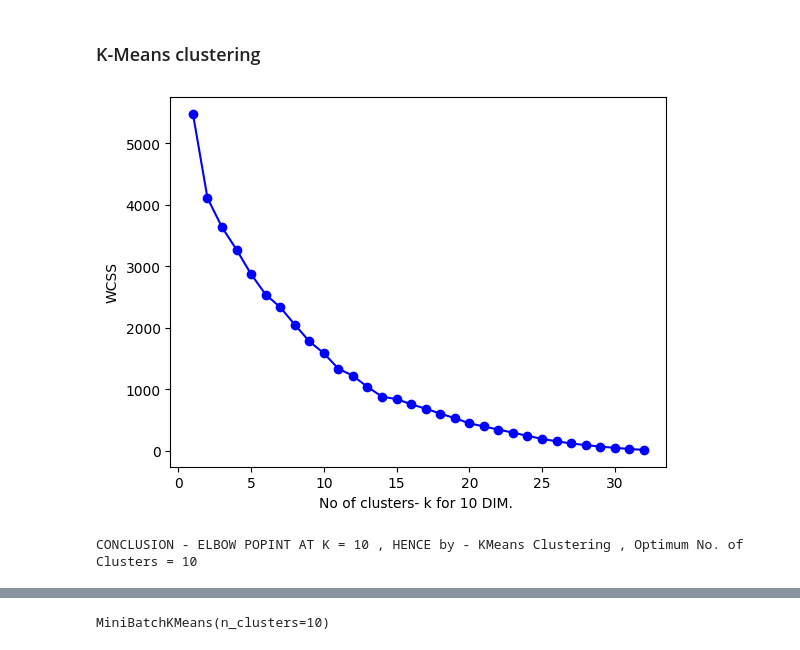
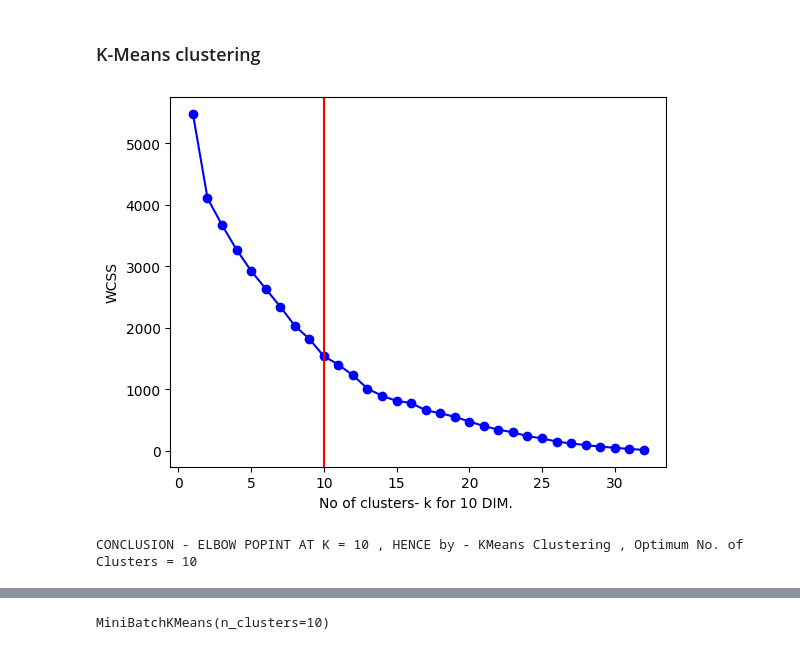
Before and after one commit to riziuzi/ASD_Unsupervised_Subgroup_Discovery, a Jupyter notebook: Ensemble.ipynb, the cells around one changed output, grey strips where cells are left out. Saved outputs shown, nothing was run; the diff lists cells and outputs as text; code cells hidden in the pictures.

```diff
--- a/Ensemble.ipynb
+++ b/Ensemble.ipynb
@@ -185,31 +196,32 @@ x2.shape
 # %%
 '''to find appropriate no of clusters in the dataset X (of 10 dim) '''
 
 # use model's WCSS - WITHIN CLUSTER SUM OF SQUARES .
 
 from sklearn.cluster import KMeans
 wcss =[]
 
 # Since , max 33 patients individual cluster
 
 for k in range(1 ,33) :
     kmeans = KMeans(n_clusters = k , init = "k-means++") # Kmeans++ uses smarter initialization - sends the centroids as far from each other as possible.
     kmeans.fit(X)
     wcss.append(kmeans.inertia_)
 
 #plot the wcss v/s no of clusters graph
 plt.plot(np.arange(1 , 33) , wcss , marker='o' , linestyle ='-' , color ='b')
+plt.axvline(x = 10 , color  = "r")
 plt.xlabel("No of clusters- k for 10 DIM. ")
 plt.ylabel("WCSS")
 plt.show()
 # wcss =sum of squared distance of daat ponts from its clustr's mean , and sum this over all clusters.
 # lesser the wcss , bettter the cluster
 
 # elbow joint shows where model inertia / wcss start to decrement at slower rate
 
 print("CONCLUSION - ELBOW POPINT AT K = 10 , HENCE by - KMeans Clustering , Optimum No. of Clusters = 10")
 # %% [output]
-[figure, old version]
+[figure, new version]
 CONCLUSION - ELBOW POPINT AT K = 10 , HENCE by - KMeans Clustering , Optimum No. of Clusters = 10
 # %%
 # K - Means Clusatering
```
Also changed, not shown: parts of 13 cells of this notebook, 1 other file.
